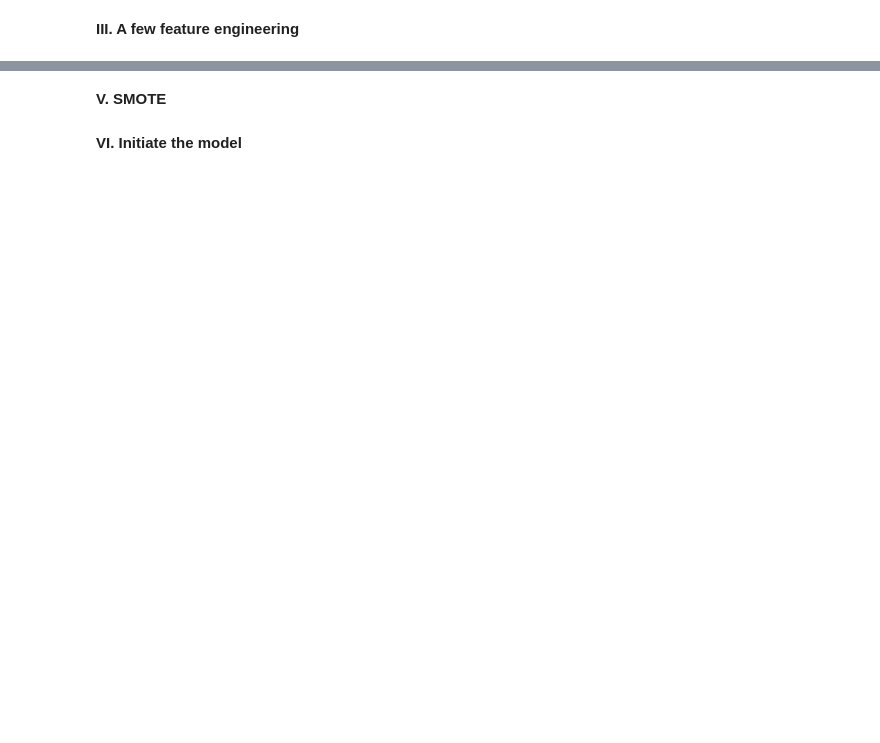
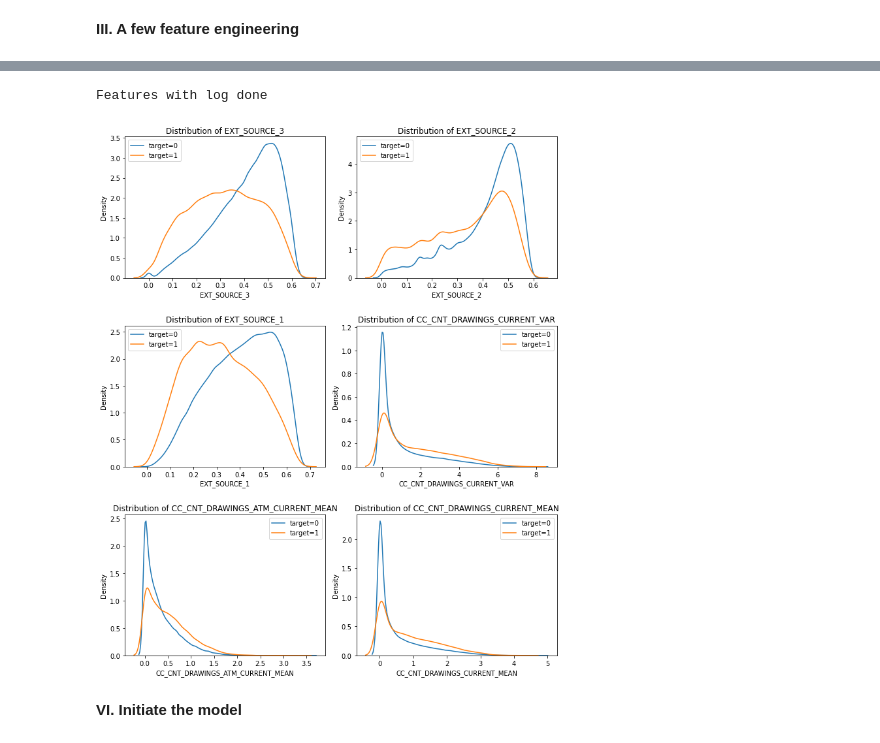
Before and after one commit to drdjekyl/P7, a Jupyter notebook: P7_A_Model.ipynb, the cells around one changed output, grey strips where cells are left out. Cells and saved outputs as stored; diff of their text form; code cells hidden in the pictures; blank space fills up the shorter version.

```diff
--- a/P7_A_Model.ipynb
+++ b/P7_A_Model.ipynb
@@ -354,3 +354,7 @@ gc.collect()
+# %%
+import re
+train_df = train_df.rename(columns = lambda x:re.sub('[^A-Za-z0-9_]+', '', x))
+test_df = test_df.rename(columns = lambda x:re.sub('[^A-Za-z0-9_]+', '', x))
 # %%
 print(('Trainset shape {} Testset shape {} Target shape {}').format(
     train_df.shape, test_df.shape, train_target.shape))
@@ -480,18 +475,0 @@ print('Best sqrt inverse correlated features')
-# %%
-import numpy as np
-
-features_to_log = [
-    'EXT_SOURCE_3', 'EXT_SOURCE_2', 'EXT_SOURCE_1',
-    'CC_CNT_DRAWINGS_CURRENT_VAR', 'CC_CNT_DRAWINGS_ATM_CURRENT_MEAN',
-    'CC_CNT_DRAWINGS_CURRENT_MEAN'
-]
-train_df.loc[:, features_to_log] = train_df.loc[:, features_to_log].add(1).apply(np.log)
-print('Features with log done')
-
-features_to_sqrt = [
-    'BURO_DAYS_CREDIT_MAX', 'ACTIVE_DAYS_CREDIT_MAX',
-    'CLOSED_MONTHS_BALANCE_MIN_MIN', 'DAYS_EMPLOYED',
-    'CLOSED_DAYS_CREDIT_UPDATE_MEAN'
-]
-train_df.loc[:, features_to_sqrt] = train_df.loc[:, features_to_sqrt].add(1).apply(np.abs).apply(np.sqrt)
-print('Features with sqrt done')
@@ -502,23 +537,39 @@ train_df.loc[:, features_to_sqrt]
+# %%
+import numpy as np
+
+features_to_log = [
+    'EXT_SOURCE_3', 'EXT_SOURCE_2', 'EXT_SOURCE_1',
+    'CC_CNT_DRAWINGS_CURRENT_VAR', 'CC_CNT_DRAWINGS_ATM_CURRENT_MEAN',
+    'CC_CNT_DRAWINGS_CURRENT_MEAN'
+]
+train_df.loc[:, features_to_log] = train_df.loc[:, features_to_log].add(1).apply(np.log)
+print('Features with log done')
+# %% [output]
+Features with log done
 # %%
+import matplotlib.pyplot as plt
+import seaborn as sns
+
+
+var = pd.concat([train_df, train_target], axis=1)
 plt.figure(figsize=(10, 12))
 
 # iterate through the sources
-for i, source in enumerate(['EXT_SOURCE_1', 'EXT_SOURCE_2', 'EXT_SOURCE_3']):
-
+for i, source in enumerate(features_to_log):
     # create a new subplot for each source
-    plt.subplot(3, 1, i + 1)
+    plt.subplot(3, 2, i + 1)
     # plot repaid loans
-    sns.kdeplot(app_train.loc[app_train['TARGET'] == 0, source],
-                label='target == 0')
+    sns.kdeplot(var.loc[var['TARGET'] == 0, source],
+                label='target=0')
     # plot loans that were not repaid
-    sns.kdeplot(app_train.loc[app_train['TARGET'] == 1, source],
-                label='target == 1')
+    sns.kdeplot(var.loc[var['TARGET'] == 1, source],
+                label='target=1')
 
     # Label the plots
-    plt.title('Distribution of %s by Target Value' % source)
+    plt.title('Distribution of %s' % source)
     plt.xlabel('%s' % source)
     plt.ylabel('Density')
-
+    plt.legend()
 plt.tight_layout(h_pad=2.5)
+# %% [output]
+[figure, added]
-# %% [markdown]
-**V. SMOTE**
```
Also changed, not shown: parts of 16 cells of this notebook.
